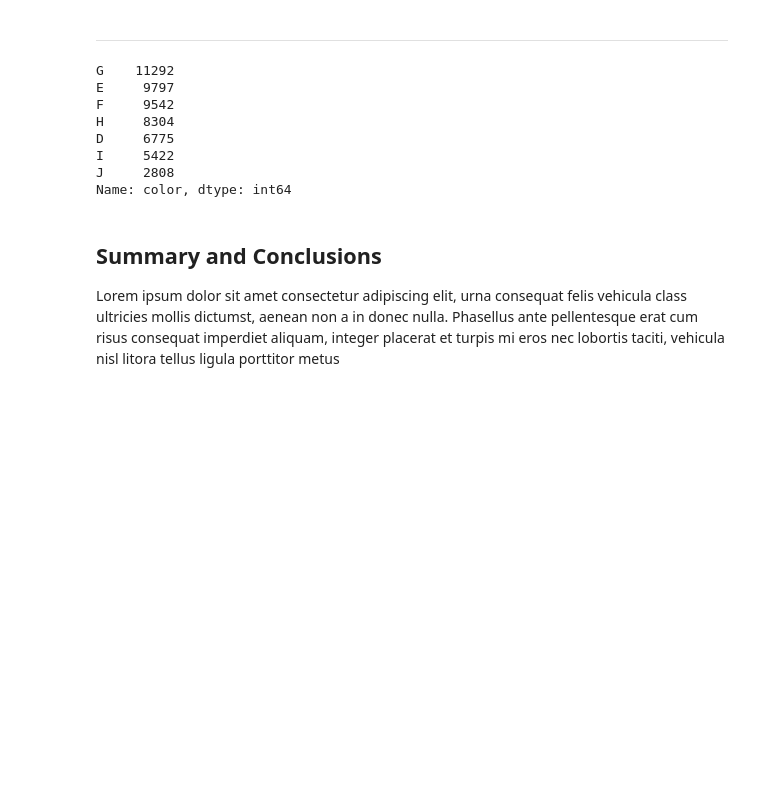
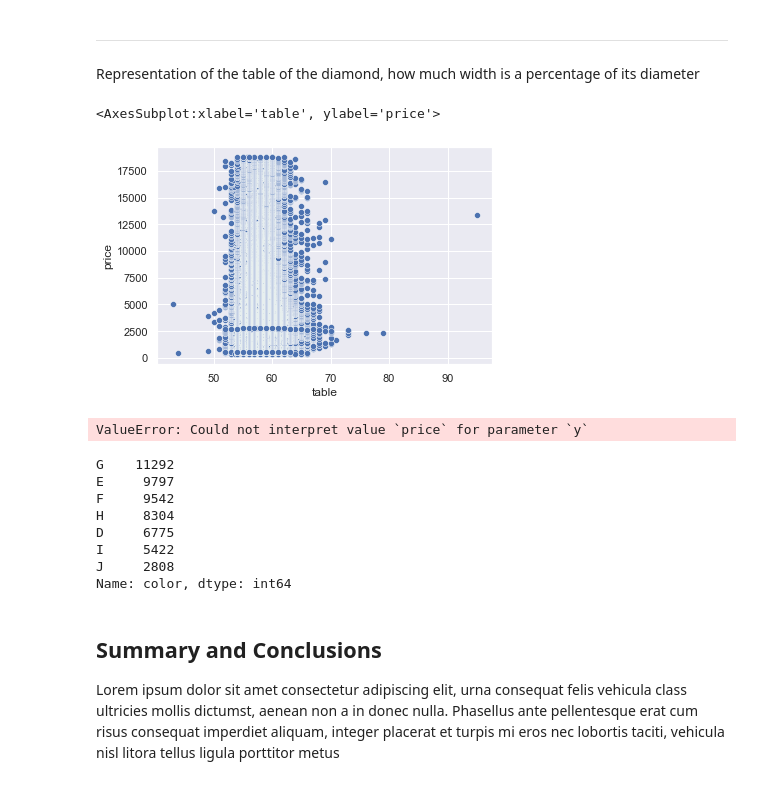
Before and after one commit to ritizzzz/math-phase1, a Jupyter notebook: phase1.ipynb, the cells around one changed output. Drawn from its saved outputs; the diff is of its cells as text; code cells hidden in the pictures; blank space fills up the shorter version.

```diff
--- a/phase1.ipynb
+++ b/phase1.ipynb
@@ -315,5 +315,18 @@ sns.scatterplot(x='depth', y='price', data= df)
 # %% [markdown]
 <hr>
+# %% [markdown]
+Representation of the table of the diamond, how much width is a percentage of its diameter
+# %%
+sns.scatterplot(x='table',y='price', data=df)
+# %% [output]
+<AxesSubplot:xlabel='table', ylabel='price'>
+[figure, added]
+# %%
+import seaborn.objects as so
+
+(so.Plot(x = "cut", y ="price", color = "carat")
+# %% [output]
+ValueError: Could not interpret value `price` for parameter `y`
 # %%
 color = df['color']
 price = df['price']
```
Also changed, not shown: parts of 6 cells of this notebook.
